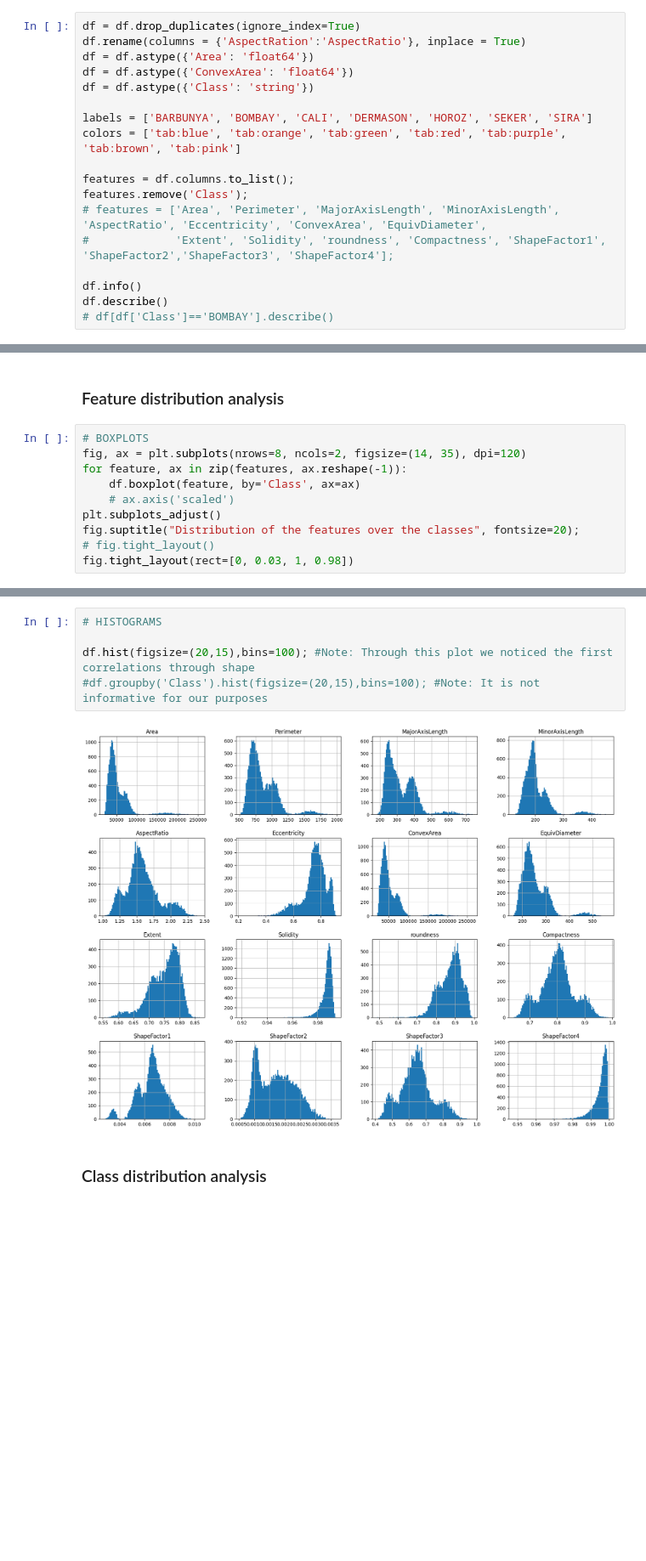
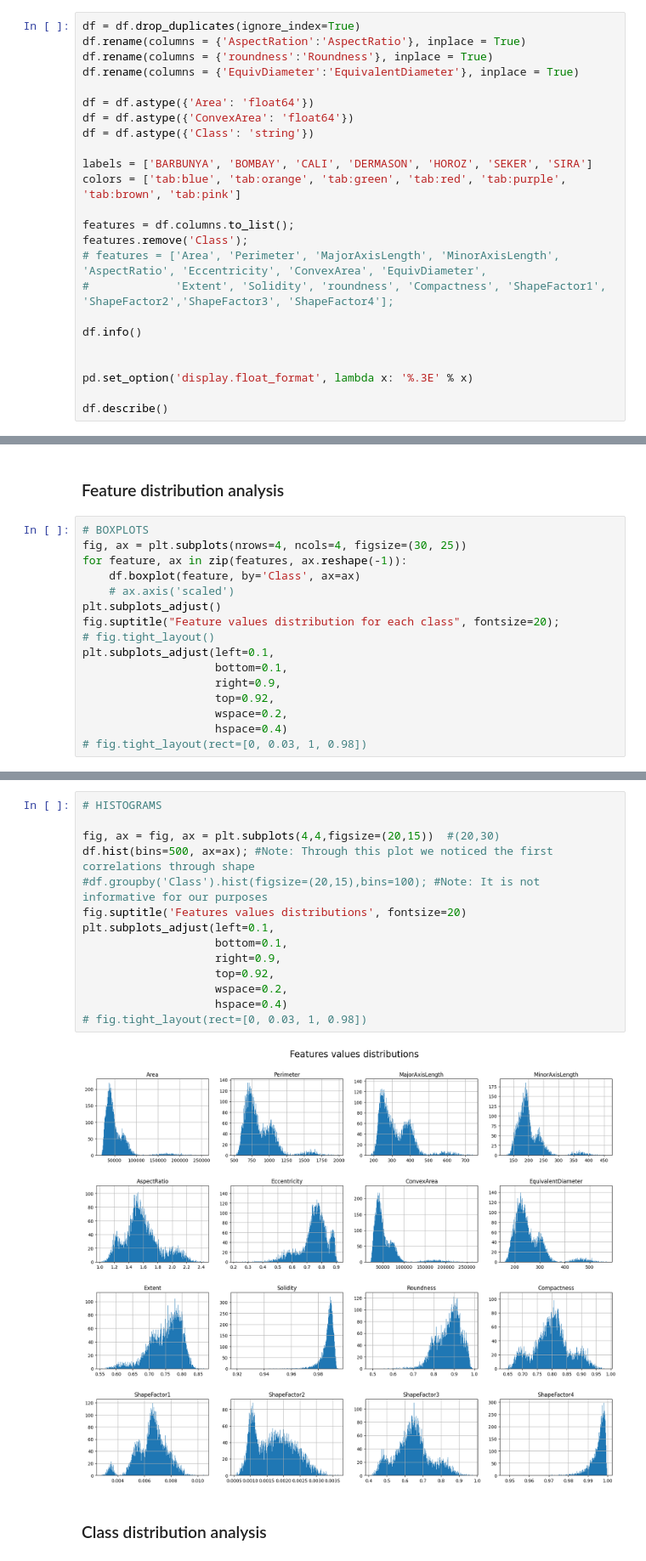
Before and after one commit to samuponz/drybeans, a Jupyter notebook: dry_beans_main.ipynb, the cells around one changed output, grey strips where cells are left out. Shown at 85% size. Saved outputs shown, nothing was run; the diff lists cells and outputs as text; blank space fills up the shorter version.

```diff
--- a/dry_beans_main.ipynb
+++ b/dry_beans_main.ipynb
@@ -318,6 +357,9 @@ df = pd.read_excel("DryBeanDataset/Dry_Bean_Dataset.xlsx")
 # %%
 df = df.drop_duplicates(ignore_index=True)
 df.rename(columns = {'AspectRation':'AspectRatio'}, inplace = True)
+df.rename(columns = {'roundness':'Roundness'}, inplace = True)
+df.rename(columns = {'EquivDiameter':'EquivalentDiameter'}, inplace = True)
+
 df = df.astype({'Area': 'float64'})
 df = df.astype({'ConvexArea': 'float64'})
 df = df.astype({'Class': 'string'})
@@ -331,8 +373,11 @@ features.remove('Class');
 #             'Extent', 'Solidity', 'roundness', 'Compactness', 'ShapeFactor1', 'ShapeFactor2','ShapeFactor3', 'ShapeFactor4'];
 
 df.info()
+
+
+pd.set_option('display.float_format', lambda x: '%.3E' % x)
+
 df.describe()
-# df[df['Class']=='BOMBAY'].describe()
 # %% [output]
 <class 'pandas.core.frame.DataFrame'>
 RangeIndex: 13543 entries, 0 to 13542
@@ -364,12 +409,18 @@ memory usage: 1.8 MB
 ### Feature distribution analysis
 # %%
 # BOXPLOTS
-fig, ax = plt.subplots(nrows=8, ncols=2, figsize=(14, 35), dpi=120)
+fig, ax = plt.subplots(nrows=4, ncols=4, figsize=(30, 25))
 for feature, ax in zip(features, ax.reshape(-1)):
     df.boxplot(feature, by='Class', ax=ax)
     # ax.axis('scaled')
 plt.subplots_adjust()
-fig.suptitle("Distribution of the features over the classes", fontsize=20);
+fig.suptitle("Feature values distribution for each class", fontsize=20);
 # fig.tight_layout()
-fig.tight_layout(rect=[0, 0.03, 1, 0.98])
+plt.subplots_adjust(left=0.1,
+                    bottom=0.1,
+                    right=0.9,
+                    top=0.92,
+                    wspace=0.2,
+                    hspace=0.4)
+# fig.tight_layout(rect=[0, 0.03, 1, 0.98])
 # %% [output]
@@ -377,10 +428,19 @@ fig.tight_layout(rect=[0, 0.03, 1, 0.98])
 # %%
 # HISTOGRAMS
 
-df.hist(figsize=(20,15),bins=100); #Note: Through this plot we noticed the first correlations through shape
+fig, ax = fig, ax = plt.subplots(4,4,figsize=(20,15))  #(20,30)
+df.hist(bins=500, ax=ax); #Note: Through this plot we noticed the first correlations through shape
 #df.groupby('Class').hist(figsize=(20,15),bins=100); #Note: It is not informative for our purposes
+fig.suptitle('Features values distributions', fontsize=20)
+plt.subplots_adjust(left=0.1,
+                    bottom=0.1,
+                    right=0.9,
+                    top=0.92,
+                    wspace=0.2,
+                    hspace=0.4)
+# fig.tight_layout(rect=[0, 0.03, 1, 0.98])
 # %% [output]
-[figure, old version]
+[figure, new version]
 # %% [markdown]
 ### Class distribution analysis
 # %%
```
Also changed, not shown: parts of 41 cells of this notebook.
